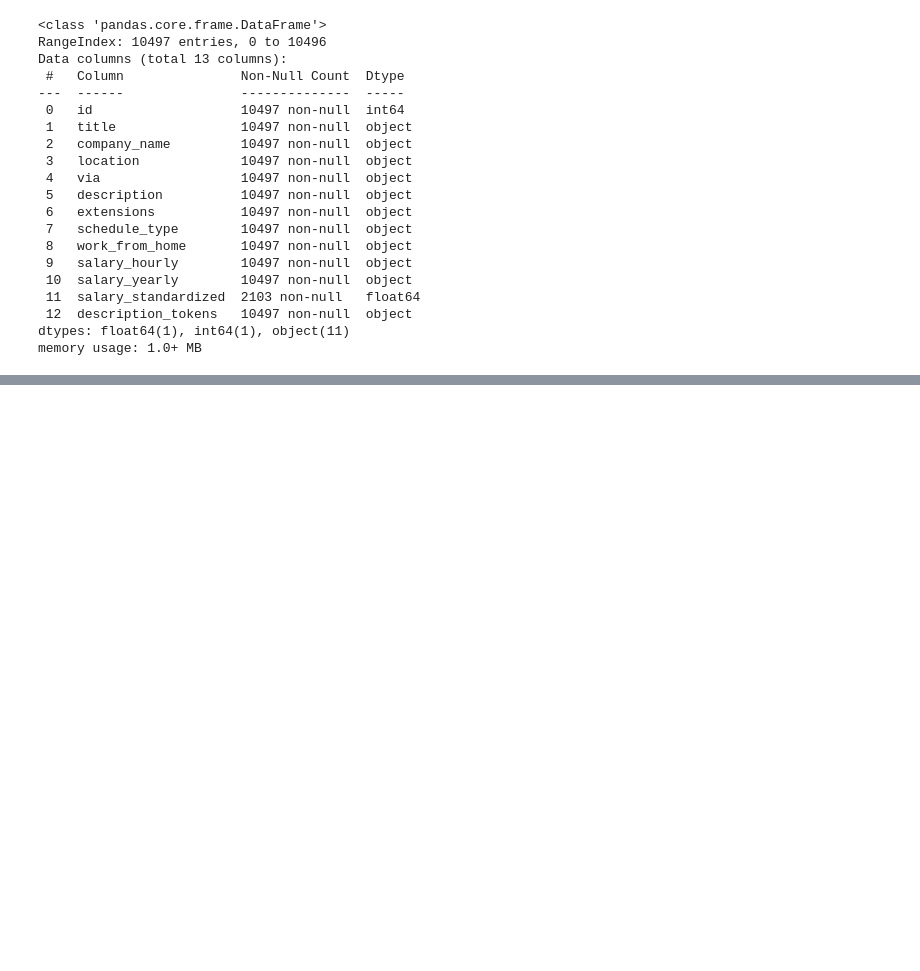
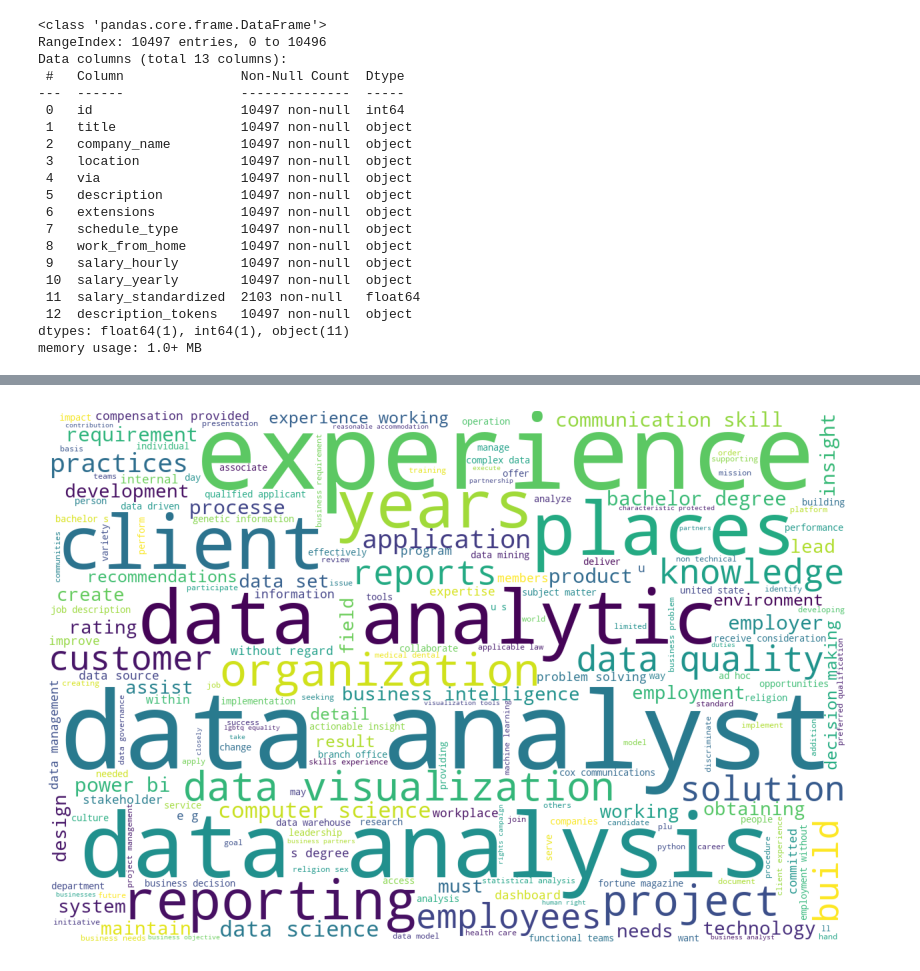
Before and after one commit to zarbin/UTA_Project-3, a Jupyter notebook: sandbox/testnotebook_jb.ipynb, the cells around one changed output, grey strips where cells are left out. Cells and saved outputs as stored; diff of their text form; code cells hidden in the pictures; blank space fills up the shorter version.

```diff
--- a/sandbox/testnotebook_jb.ipynb
+++ b/sandbox/testnotebook_jb.ipynb
@@ -76,3 +96,42 @@ data.to_json('../data/data.json', orient='records')
+# %%
+# Word cloud on description field
+comment_words = ''
+stopwords = set(STOPWORDS)
+stopwords.update(["work", "ability", "support", "role", "sexual", "orientation", "responsible", "edward", "jones", "status", "support", "looking", "provide", "gender", "identity", \
+                "report", "year", "race color", "equal", "opportunity", "team", "based", "able", "make", "focus", "drive", "employee", "develop", "ensure", "great", "place",\
+                "race", "color", "partner", "need", "use", "understanding", "recommendation","national", "origin", "grow", "tool", \
+                "help", "well", "will", "long", "term","national", "origin", "grow", "tool", "best", "practice", "company", "member", "understand", "one", \
+                "meet", "salary", "range", "learn", "value","full", "time", "grow", "understand", "related", "position", "cross", "part"])
+
+# iterate through the csv file
+for val in data['description']:
+
+    # typecaste each val to string
+    val = str(val)
+
+    # split the value
+    tokens = val.split()
+
+    # Converts each token into lowercase
+    for i in range(len(tokens)):
+        tokens[i] = tokens[i].lower()
+
+    comment_words += " ".join(tokens)+" "
+
+wordcloud = WordCloud(width = 1200, height = 800,
+                background_color ='white',
+                stopwords = stopwords,
+                min_font_size = 10).generate(comment_words)
+
+# plot the WordCloud image
+plt.figure(figsize = (8, 8), facecolor = None)
+plt.imshow(wordcloud)
+plt.axis("off")
+plt.tight_layout(pad = 0)
+
+plt.show()
+# %% [output]
+[figure, added]
 # %%
 # closing the database connection
 #conn.close()
```
Also changed, not shown: parts of 4 cells of this notebook, 1 other file.
